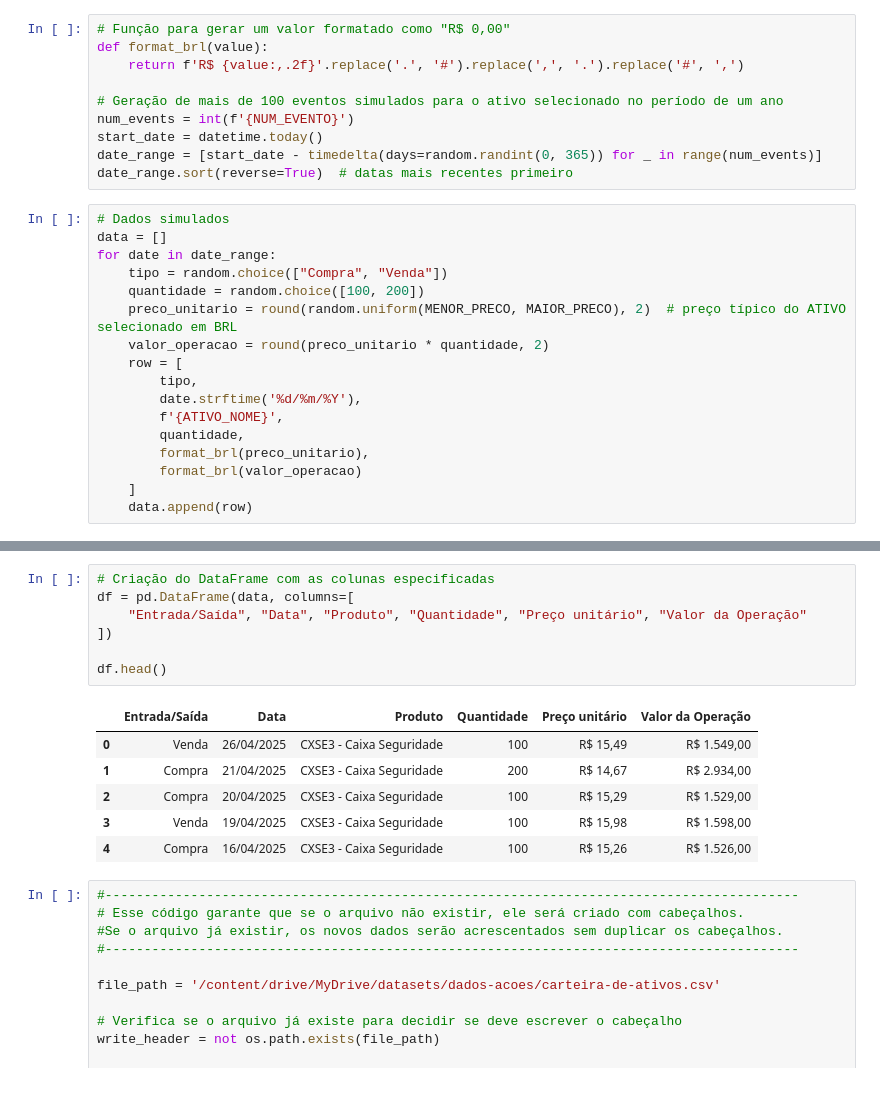
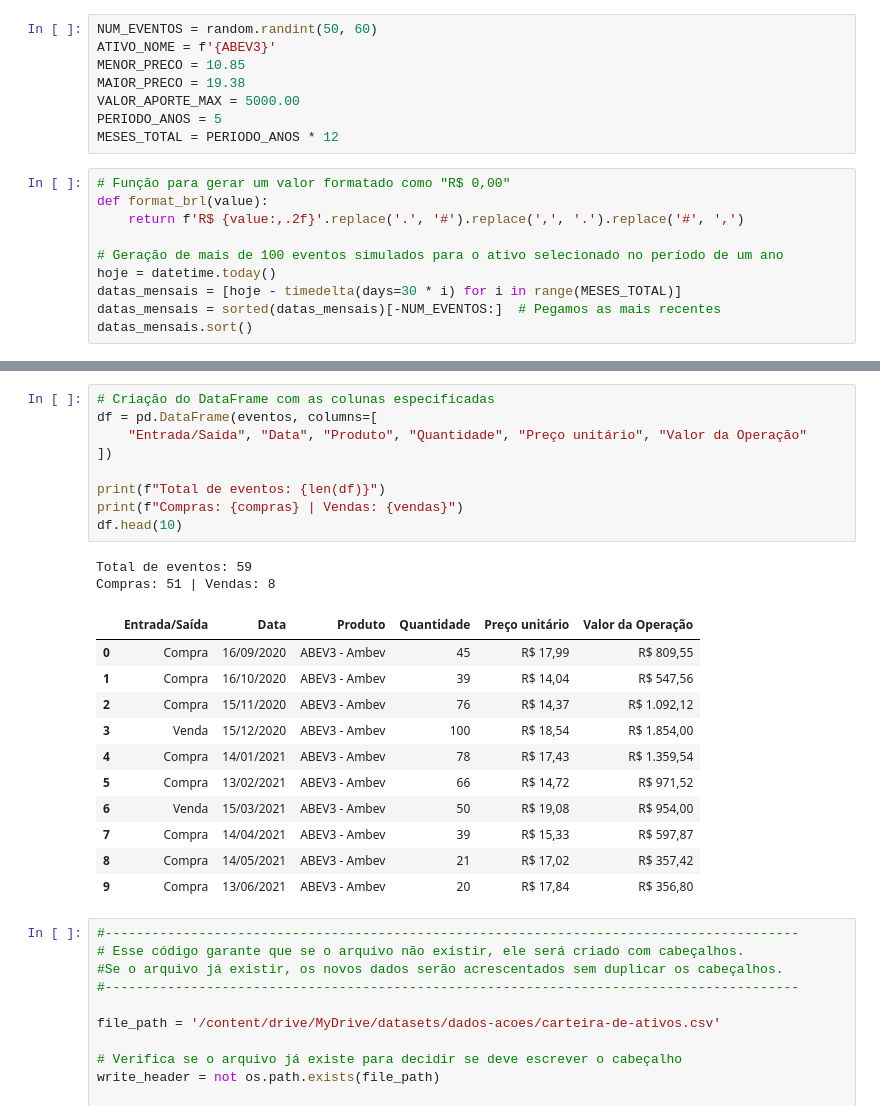
Before and after one commit to uervitonsantos/simula-dados-carteira-investimentos, a Jupyter notebook: Simula_dados_de_operações_em_cateira_de_investimento.ipynb, the cells around one changed output, grey strips where cells are left out. Saved outputs shown, nothing was run; the diff lists cells and outputs as text; blank space fills up the shorter version.

```diff
--- a/Simula_dados_de_operações_em_cateira_de_investimento.ipynb
+++ b/Simula_dados_de_operações_em_cateira_de_investimento.ipynb
@@ -19,27 +24,18 @@ MAIOR_PRECO = 16.75
+# %%
+NUM_EVENTOS = random.randint(50, 60)
+ATIVO_NOME = f'{ABEV3}'
+MENOR_PRECO = 10.85
+MAIOR_PRECO = 19.38
+VALOR_APORTE_MAX = 5000.00
+PERIODO_ANOS = 5
+MESES_TOTAL = PERIODO_ANOS * 12
 # %%
 # Função para gerar um valor formatado como "R$ 0,00"
 def format_brl(value):
     return f'R$ {value:,.2f}'.replace('.', '#').replace(',', '.').replace('#', ',')
 
 # Geração de mais de 100 eventos simulados para o ativo selecionado no período de um ano
-num_events = int(f'{NUM_EVENTO}')
-start_date = datetime.today()
-date_range = [start_date - timedelta(days=random.randint(0, 365)) for _ in range(num_events)]
-date_range.sort(reverse=True)  # datas mais recentes primeiro
+hoje = datetime.today()
+datas_mensais = [hoje - timedelta(days=30 * i) for i in range(MESES_TOTAL)]
+datas_mensais = sorted(datas_mensais)[-NUM_EVENTOS:]  # Pegamos as mais recentes
+datas_mensais.sort()
-# %%
-# Dados simulados
-data = []
-for date in date_range:
-    tipo = random.choice(["Compra", "Venda"])
-    quantidade = random.choice([100, 200])
-    preco_unitario = round(random.uniform(MENOR_PRECO, MAIOR_PRECO), 2)  # preço típico do ATIVO selecionado em BRL
-    valor_operacao = round(preco_unitario * quantidade, 2)
-    row = [
-        tipo,
-        date.strftime('%d/%m/%Y'),
-        f'{ATIVO_NOME}',
-        quantidade,
-        format_brl(preco_unitario),
-        format_brl(valor_operacao)
-    ]
-    data.append(row)
@@ -46,17 +107,26 @@ for date in date_range:
 # %%
 # Criação do DataFrame com as colunas especificadas
-df = pd.DataFrame(data, columns=[
+df = pd.DataFrame(eventos, columns=[
     "Entrada/Saída", "Data", "Produto", "Quantidade", "Preço unitário", "Valor da Operação"
 ])
 
-df.head()
+print(f"Total de eventos: {len(df)}")
+print(f"Compras: {compras} | Vendas: {vendas}")
+df.head(10)
 # %% [output]
+Total de eventos: 59
+Compras: 51 | Vendas: 8
 |  | Entrada/Saída | Data | Produto | Quantidade | Preço unitário | Valor da Operação |
-| 0 | Venda | 26/04/2025 | CXSE3 - Caixa Seguridade | 100 | R$ 15,49 | R$ 1.549,00 |
-| 1 | Compra | 21/04/2025 | CXSE3 - Caixa Seguridade | 200 | R$ 14,67 | R$ 2.934,00 |
-| 2 | Compra | 20/04/2025 | CXSE3 - Caixa Seguridade | 100 | R$ 15,29 | R$ 1.529,00 |
-| 3 | Venda | 19/04/2025 | CXSE3 - Caixa Seguridade | 100 | R$ 15,98 | R$ 1.598,00 |
-| 4 | Compra | 16/04/2025 | CXSE3 - Caixa Seguridade | 100 | R$ 15,26 | R$ 1.526,00 |
+| 0 | Compra | 16/09/2020 | ABEV3 - Ambev | 45 | R$ 17,99 | R$ 809,55 |
+| 1 | Compra | 16/10/2020 | ABEV3 - Ambev | 39 | R$ 14,04 | R$ 547,56 |
+| 2 | Compra | 15/11/2020 | ABEV3 - Ambev | 76 | R$ 14,37 | R$ 1.092,12 |
+| 3 | Venda | 15/12/2020 | ABEV3 - Ambev | 100 | R$ 18,54 | R$ 1.854,00 |
+| 4 | Compra | 14/01/2021 | ABEV3 - Ambev | 78 | R$ 17,43 | R$ 1.359,54 |
+| 5 | Compra | 13/02/2021 | ABEV3 - Ambev | 66 | R$ 14,72 | R$ 971,52 |
+| 6 | Venda | 15/03/2021 | ABEV3 - Ambev | 50 | R$ 19,08 | R$ 954,00 |
+| 7 | Compra | 14/04/2021 | ABEV3 - Ambev | 39 | R$ 15,33 | R$ 597,87 |
+| 8 | Compra | 14/05/2021 | ABEV3 - Ambev | 21 | R$ 17,02 | R$ 357,42 |
+| 9 | Compra | 13/06/2021 | ABEV3 - Ambev | 20 | R$ 17,84 | R$ 356,80 |
 # %%
 #-----------------------------------------------------------------------------------------
 # Esse código garante que se o arquivo não existir, ele será criado com cabeçalhos.
```
Also changed, not shown: parts of 12 cells of this notebook.
